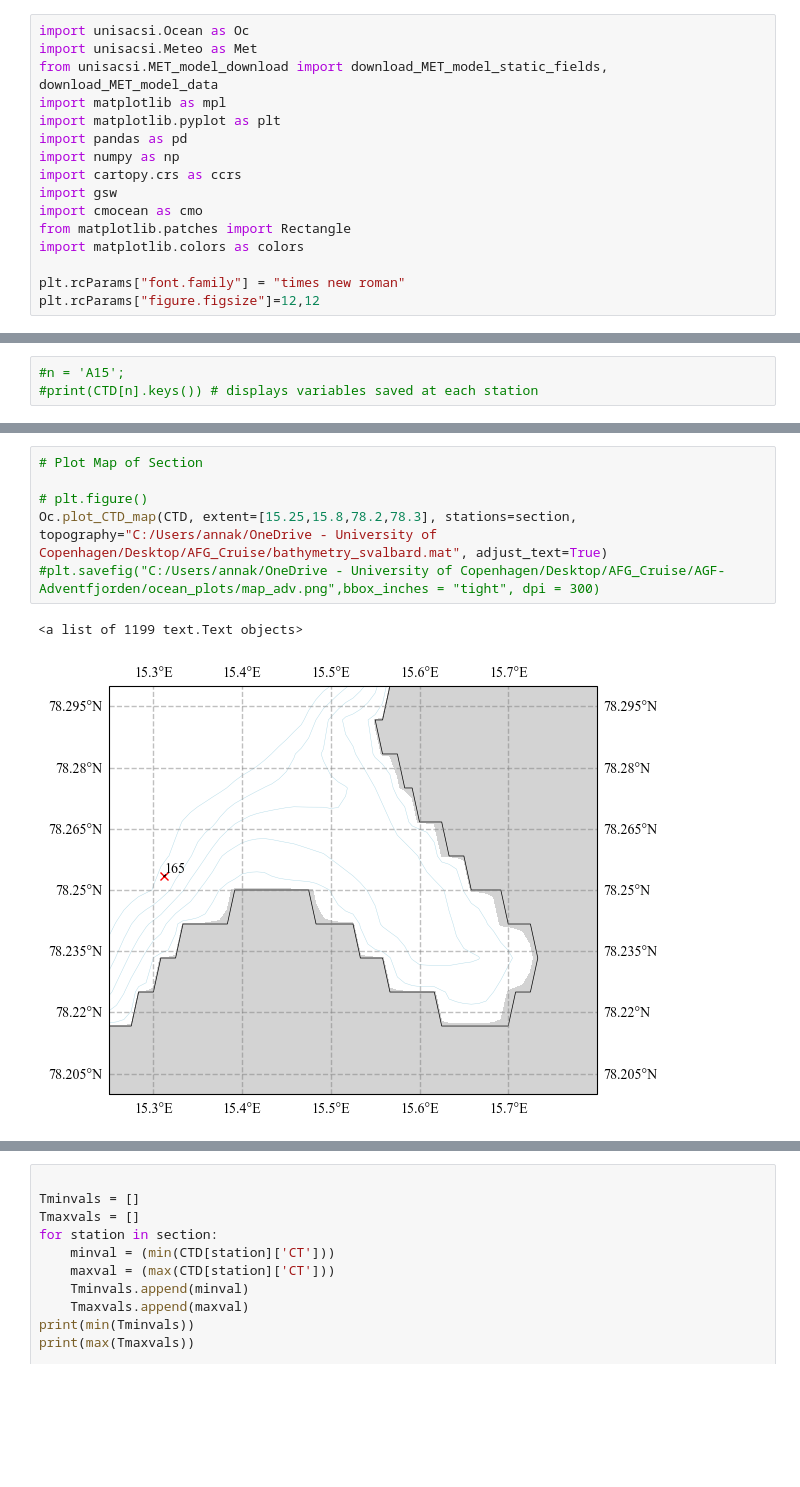
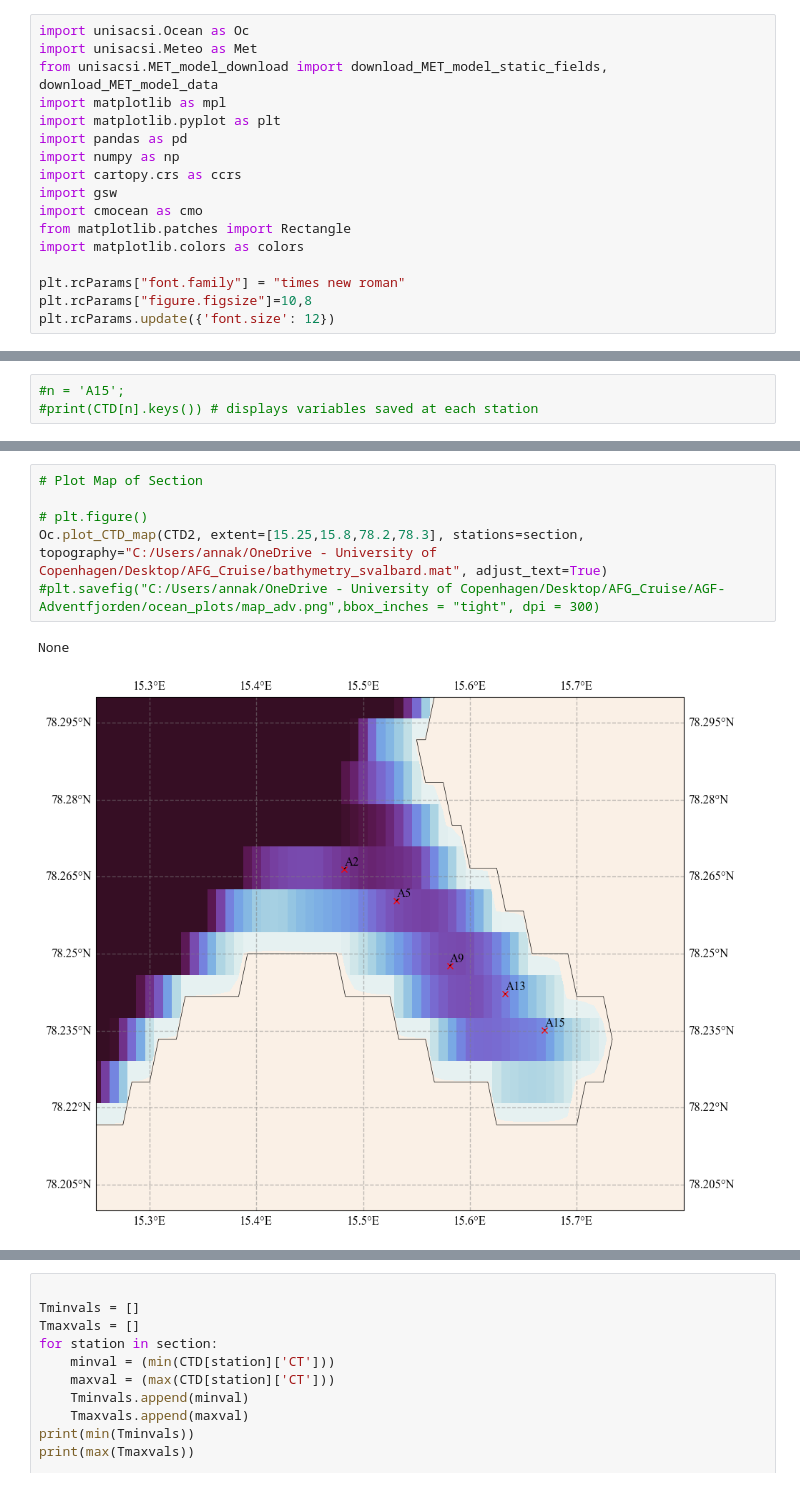
Before and after one commit to alpsjur/AGF-Adventfjorden, a Jupyter notebook: code/notebooks/Adventfjorden.ipynb, the cells around one changed output, grey strips where cells are left out. Saved outputs shown, nothing was run; the diff lists cells and outputs as text; blank space fills up the shorter version.

```diff
--- a/code/notebooks/Adventfjorden.ipynb
+++ b/code/notebooks/Adventfjorden.ipynb
@@ -19,7 +19,8 @@ from matplotlib.patches import Rectangle
 import matplotlib.colors as colors
 
 plt.rcParams["font.family"] = "times new roman"
-plt.rcParams["figure.figsize"]=12,12
+plt.rcParams["figure.figsize"]=10,8
+plt.rcParams.update({'font.size': 12})
 # %%
 def TSdiagram(ax,Svals,Tvals,levels): #,month):
     """
@@ -100,12 +134,12 @@ section = adv_along # change for section of interest
 # %%
 # Plot Map of Section
 
 # plt.figure()
-Oc.plot_CTD_map(CTD, extent=[15.25,15.8,78.2,78.3], stations=section, topography="C:/Users/annak/OneDrive - University of Copenhagen/Desktop/AFG_Cruise/bathymetry_svalbard.mat", adjust_text=True)
+Oc.plot_CTD_map(CTD2, extent=[15.25,15.8,78.2,78.3], stations=section, topography="C:/Users/annak/OneDrive - University of Copenhagen/Desktop/AFG_Cruise/bathymetry_svalbard.mat", adjust_text=True)
 #plt.savefig("C:/Users/annak/OneDrive - University of Copenhagen/Desktop/AFG_Cruise/AGF-Adventfjorden/ocean_plots/map_adv.png",bbox_inches = "tight", dpi = 300)
 # %% [output]
-<a list of 1199 text.Text objects>
+None
-[figure, old version]
+[figure, new version]
 # %%
 # plots density (SIGTH) profiles from all stations
 plt.figure()
```
Also changed, not shown: parts of 12 cells of this notebook.
